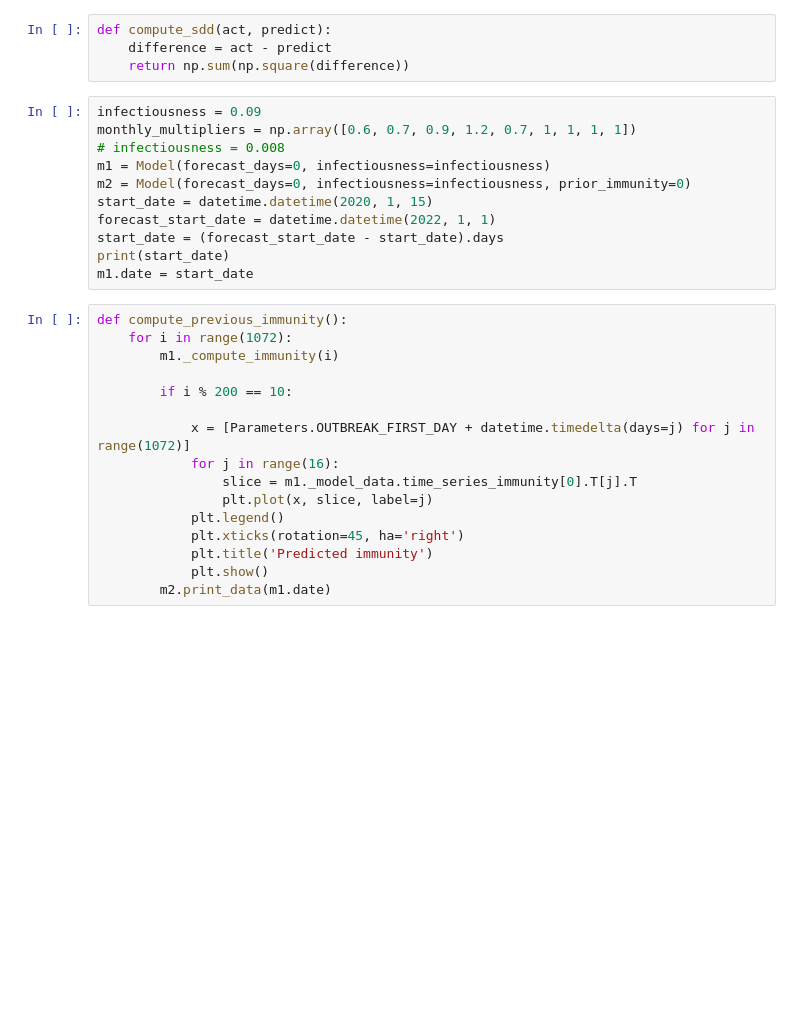
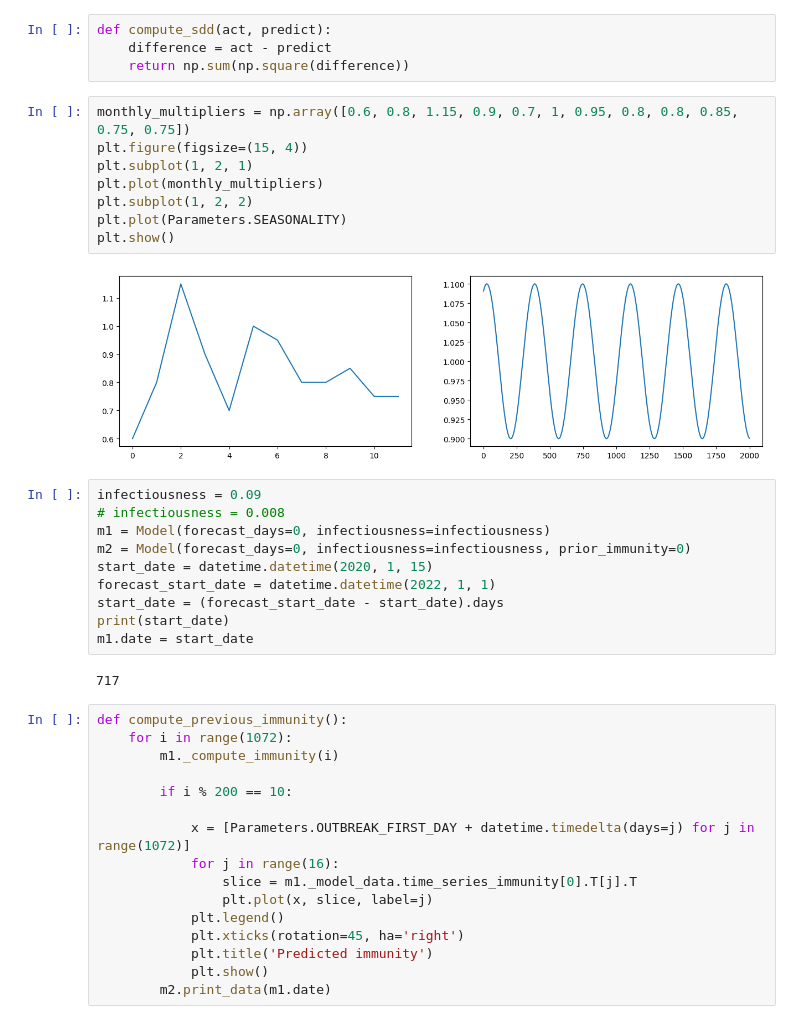
Before and after one commit to blairyeung/Commuting_TSF_SARS-Cov-2_model_master, a Jupyter notebook: Model/Model_fitting.ipynb, the cells around one changed output. Drawn from its saved outputs; the diff is of its cells as text; blank space fills up the shorter version.

```diff
--- a/Model/Model_fitting.ipynb
+++ b/Model/Model_fitting.ipynb
@@ -17,9 +17,18 @@ def moving_average_compare_vaccine(data, index):
 def compute_sdd(act, predict):
     difference = act - predict
     return np.sum(np.square(difference))
+# %%
+monthly_multipliers = np.array([0.6, 0.8, 1.15, 0.9, 0.7, 1, 0.95, 0.8, 0.8, 0.85, 0.75, 0.75])
+plt.figure(figsize=(15, 4))
+plt.subplot(1, 2, 1)
+plt.plot(monthly_multipliers)
+plt.subplot(1, 2, 2)
+plt.plot(Parameters.SEASONALITY)
+plt.show()
+# %% [output]
+[figure, added]
 # %%
 infectiousness = 0.09
-monthly_multipliers = np.array([0.6, 0.7, 0.9, 1.2, 0.7, 1, 1, 1, 1])
 # infectiousness = 0.008
 m1 = Model(forecast_days=0, infectiousness=infectiousness)
 m2 = Model(forecast_days=0, infectiousness=infectiousness, prior_immunity=0)
@@ -28,6 +37,8 @@ forecast_start_date = datetime.datetime(2022, 1, 1)
 start_date = (forecast_start_date - start_date).days
 print(start_date)
 m1.date = start_date
+# %% [output]
+717
 # %%
 def compute_previous_immunity():
     for i in range(1072):
```
Also changed, not shown: parts of 19 cells of this notebook, 13 other files.
